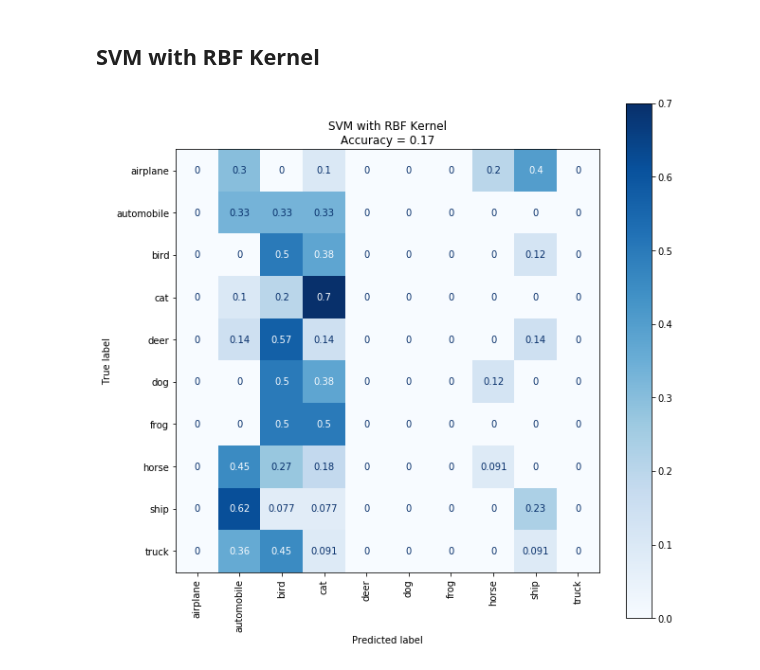
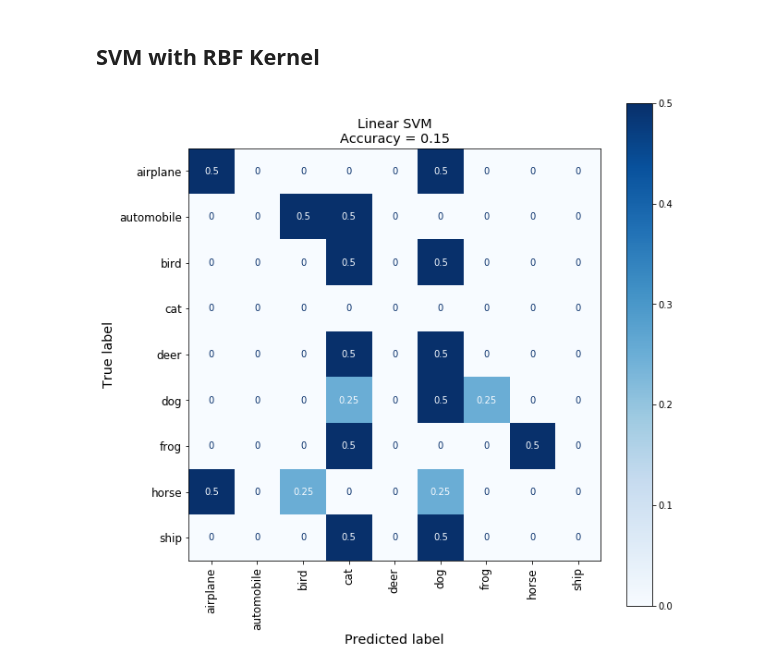
Before and after one commit to TomerRonen34/dl_theory, a Jupyter notebook: ex1/ex1.ipynb, the cells around one changed output. Saved outputs shown, nothing was run; the diff lists cells and outputs as text; code cells hidden in the pictures.

```diff
--- a/ex1/ex1.ipynb
+++ b/ex1/ex1.ipynb
@@ -43,10 +49,14 @@ plot_model_results(y_true, y_pred, class_names, model_name="Linear SVM")
 # %% [markdown]
 ## SVM with RBF Kernel
-# %%
-model = SVC(kernel="rbf", random_state=seed)
-model.fit(X_train, train_labels)
-y_pred = model.predict(X_test)
-y_true = test_labels
-plot_model_results(y_true, y_pred, class_names, model_name="SVM with RBF Kernel")
-# %% [output]
-[figure, removed]
+# %%
+model = SVC(kernel="linear", random_state=seed)
+model_name = "linear_svm"
+model_display_name = "Linear SVM"
+
+fit_and_save(model, X_train, y_train,
+             save_dir, model_name)
+
+eval_and_plot(model, X_test, y_test,
+              class_names, save_dir, model_name, model_display_name)
+# %% [output]
+[figure, added]
```
Also changed, not shown: parts of 7 cells of this notebook, 3 other files.
